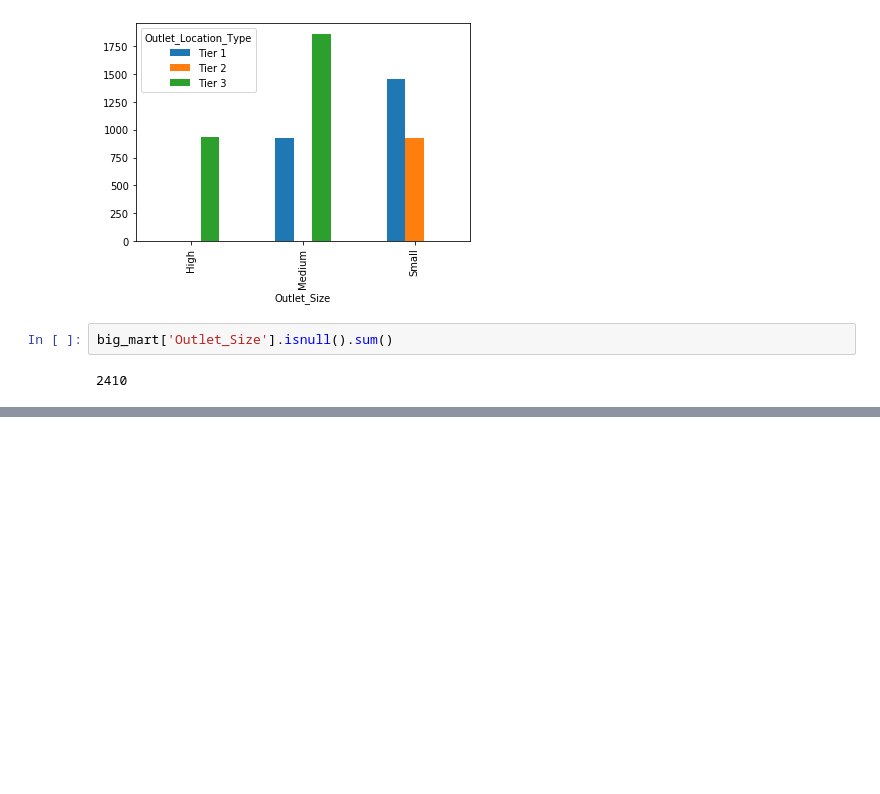
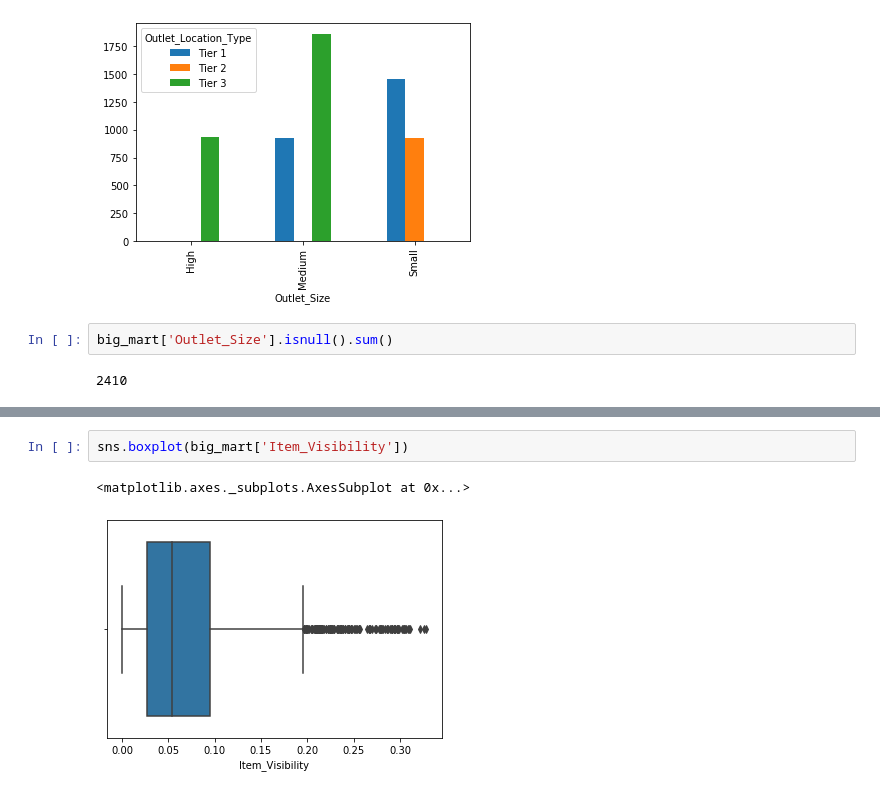
Before and after one commit to DSamson24/Big_Mart_Sales, a Jupyter notebook: Big_Mart_Sales.ipynb, the cells around one changed output, grey strips where cells are left out. Cells and saved outputs as stored; diff of their text form; blank space fills up the shorter version.

```diff
--- a/Big_Mart_Sales.ipynb
+++ b/Big_Mart_Sales.ipynb
@@ -112,0 +137,5 @@ Name: Outlet_Size, dtype: int64
+# %%
+sns.boxplot(big_mart['Item_Visibility'])
+# %% [output]
+<matplotlib.axes._subplots.AxesSubplot at 0x...>
+[figure, added]
```
Also changed, not shown: parts of 9 cells of this notebook.
